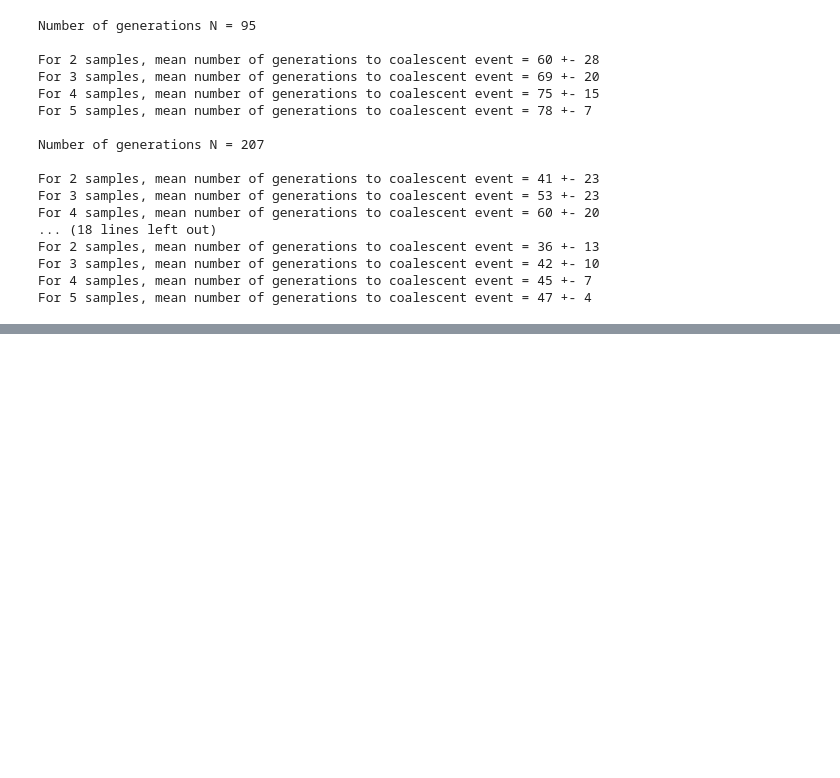
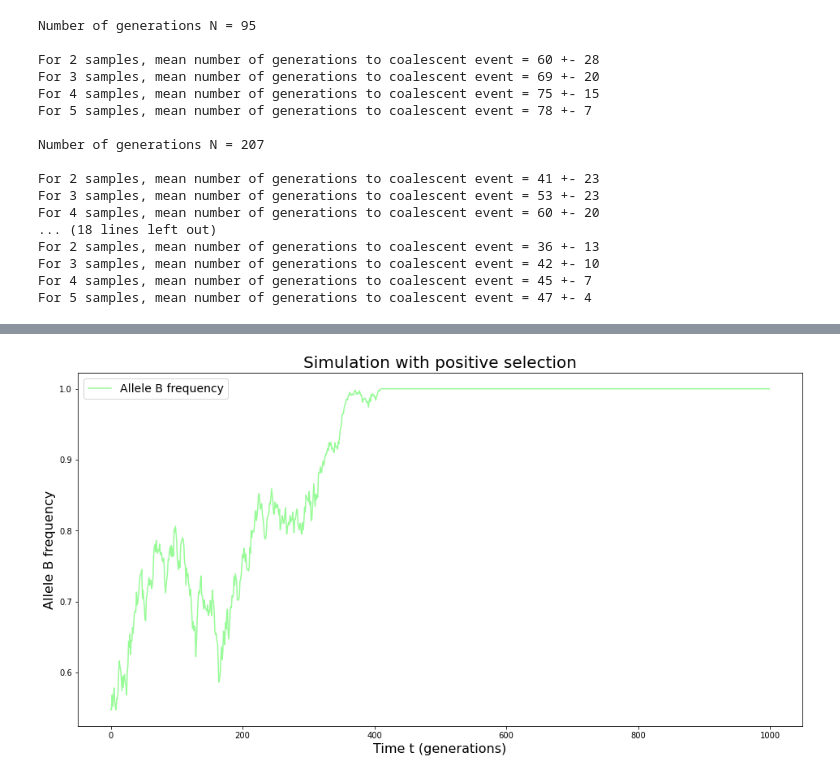
Before and after one commit to kgaydukova/PopulationGeneticsProject, a Jupyter notebook: GPOP_Project_GAYDUKOVA.ipynb, the cells around one changed output, grey strips where cells are left out. Drawn from its saved outputs; the diff is of its cells as text; code cells hidden in the pictures; blank space fills up the shorter version.

```diff
--- a/GPOP_Project_GAYDUKOVA.ipynb
+++ b/GPOP_Project_GAYDUKOVA.ipynb
@@ -305,0 +399,43 @@ For 5 samples, mean number of generations to coalescent event = 47 +- 4
+# %%
+def selection_simulation(pop_size, num_of_generations, s):
+
+    # initial A frequency
+    p0 = 0.5
+    # initial B frequency
+    q0 = 0.5
+
+    population = np.random.choice([0, 1], size = pop_size, p = [p0, q0])
+    populations = []
+    populations.append(population)
+
+    A_freq = []
+    B_freq = []
+
+    for generation in range(num_of_generations):
+        # calculate allele frequencies
+        freq_A = np.sum(population == 0) / pop_size
+        freq_B = np.sum(population == 1) / pop_size
+
+        A_freq.append(freq_A)
+        B_freq.append(freq_B)
+
+        p_next = (1 * freq_A) / (1 * freq_A + (1 + s) * freq_B)
+        q_next = ((1 + s) * freq_B ) / (1 * freq_A + (1 + s) * freq_B)
+
+        next_generation = np.random.choice([0, 1], size = pop_size, p = [p_next, q_next])
+        populations.append(next_generation)
+        population = next_generation
+
+    return populations, A_freq, B_freq
+# %%
+populations_pos, A_freq_pos, B_freq_pos = selection_simulation(1000, 1000, 0.01)
+# %%
+plt.figure(figsize=(16, 8))
+plt.plot(range(len(B_freq_pos)), B_freq_pos, label='Allele B frequency', linestyle='-', color='palegreen')
+plt.title ('Simulation with positive selection', fontsize=20)
+plt.xlabel('Time t (generations)', fontsize=16)
+plt.ylabel('Allele B frequency', fontsize=16)
+plt.legend(fontsize=14)
+plt.show()
+# %% [output]
+[figure, added]
```
Also changed, not shown: parts of 62 cells of this notebook.
